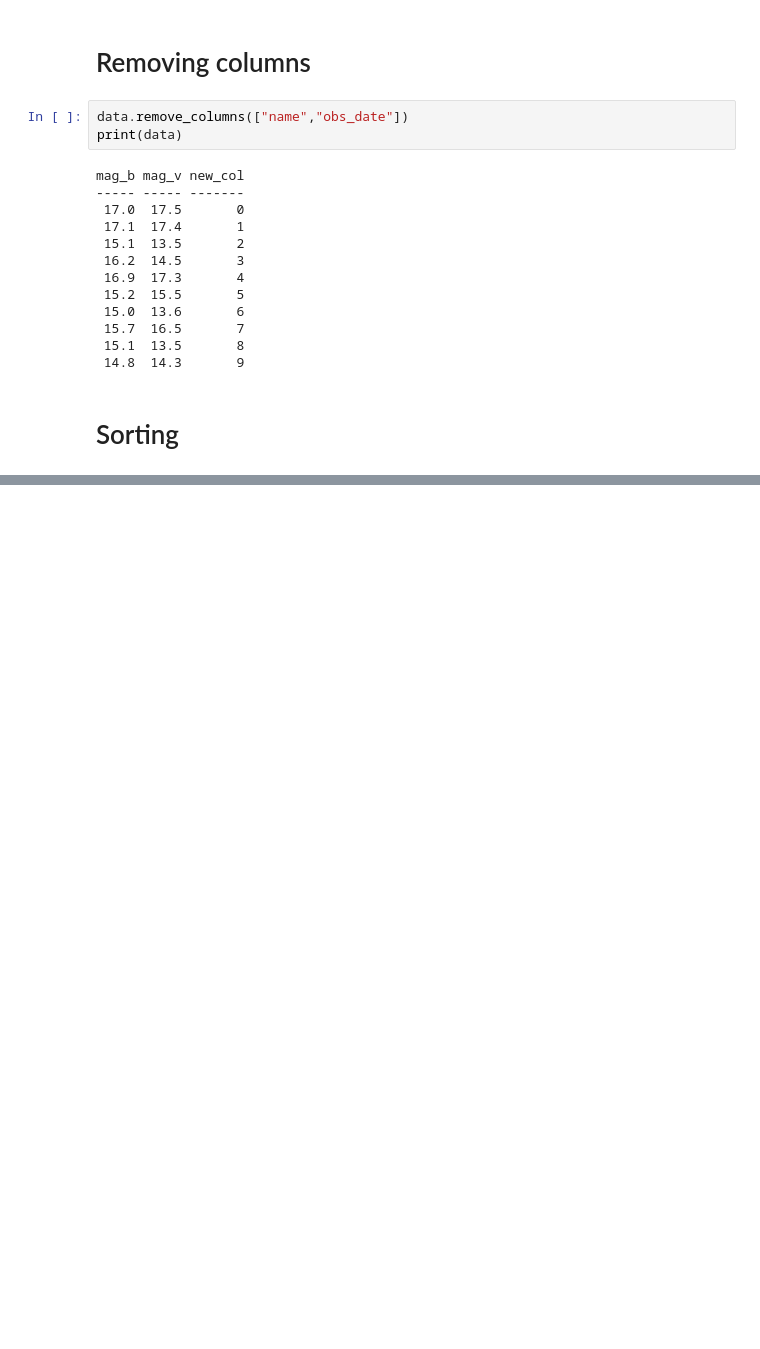
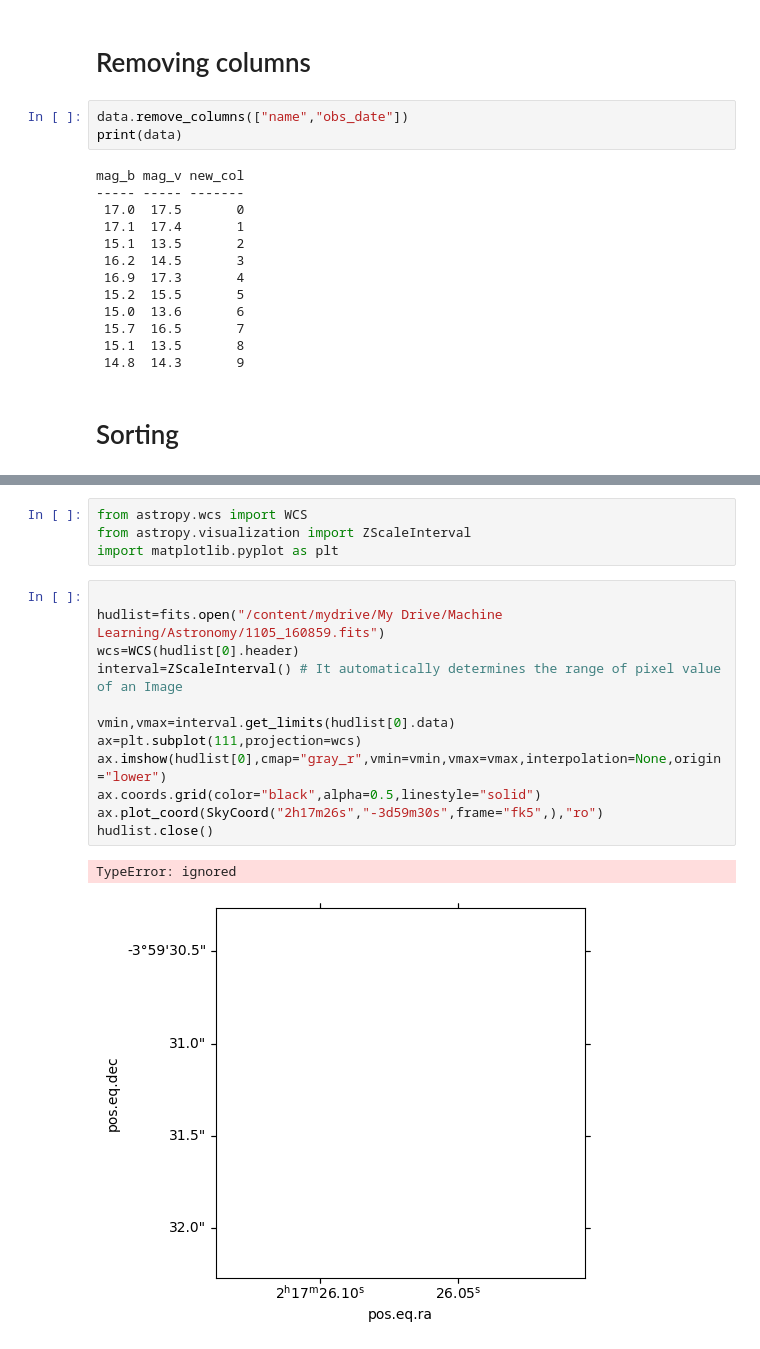
Before and after one commit to Netesh5/Astronomical_Data_AstroPy, a Jupyter notebook: General_Operation.ipynb, the cells around one changed output, grey strips where cells are left out. Drawn from its saved outputs; the diff is of its cells as text; blank space fills up the shorter version.

```diff
--- a/General_Operation.ipynb
+++ b/General_Operation.ipynb
@@ -131,0 +239,19 @@ mag_b mag_v new_col
+# %%
+from astropy.wcs import WCS
+from astropy.visualization import ZScaleInterval
+import matplotlib.pyplot as plt
+# %%
+
+hudlist=fits.open("/content/mydrive/My Drive/Machine Learning/Astronomy/1105_160859.fits")
+wcs=WCS(hudlist[0].header)
+interval=ZScaleInterval() # It automatically determines the range of pixel value of an Image
+
+vmin,vmax=interval.get_limits(hudlist[0].data)
+ax=plt.subplot(111,projection=wcs)
+ax.imshow(hudlist[0],cmap="gray_r",vmin=vmin,vmax=vmax,interpolation=None,origin="lower")
+ax.coords.grid(color="black",alpha=0.5,linestyle="solid")
+ax.plot_coord(SkyCoord("2h17m26s","-3d59m30s",frame="fk5",),"ro")
+hudlist.close()
+# %% [output]
+TypeError: ignored
+[figure, added]
```
Also changed, not shown: parts of 19 cells of this notebook.
